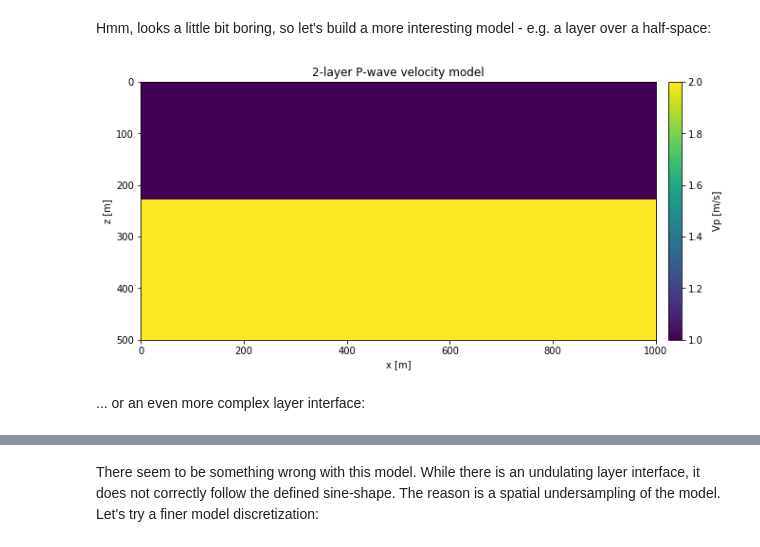
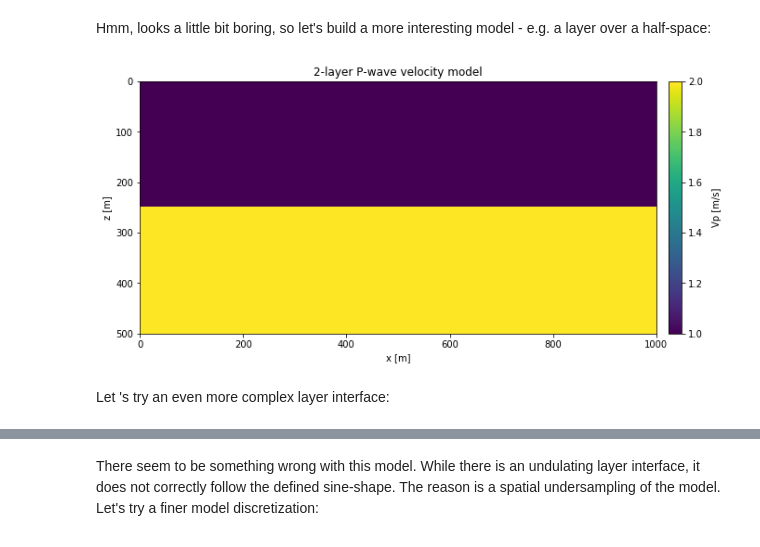
Before and after one commit to daniel-koehn/Theory-of-seismic-waves-II, a Jupyter notebook: 02_Mesh_generation/1_Cartesian_Finite_Difference_grid.ipynb, the cells around one changed output, grey strips where cells are left out. Saved outputs shown, nothing was run; the diff lists cells and outputs as text; code cells hidden in the pictures.

```diff
--- a/02_Mesh_generation/1_Cartesian_Finite_Difference_grid.ipynb
+++ b/02_Mesh_generation/1_Cartesian_Finite_Difference_grid.ipynb
@@ -132,25 +132,25 @@ Hmm, looks a little bit boring, so let's build a more interesting model - e.g. a
 # %%
 # Define P-wave velocity for homogeneous medium
 vp1 = 2.0 # Vp in half-space [m/s]
 
 # Add half-space to model
 vp_2layer = vp
 
 vp_2layer[int((NZ+1)/2):NZ+1,:] = vp1
 
 # Plot Vp-model
-cax = plt.imshow(vp_2layer,extent=[x[0],x[-1],z[0],z[-1]], origin='lower')
+cax = plt.pcolormesh(x, z, vp_2layer)
 plt.title("2-layer P-wave velocity model" )
 plt.xlabel("x [m]")
 plt.ylabel("z [m]")
 cbar = plt.colorbar(cax, orientation='vertical', pad=0.02)
 cbar.set_label('Vp [m/s]', labelpad=10)
 plt.gca().invert_yaxis()
 plt.show()
 # %% [output]
-[figure, old version]
+[figure, new version]
 # %% [markdown]
-... or an even more complex layer interface:
+Let 's try an even more complex layer interface:
 # %%
 # Define 2-layer P-wave velocity model with sine-shape layer interface
 vp1 = 2.0                   # Vp in half-space [m/s]
```
Also changed, not shown: parts of 5 cells of this notebook.
